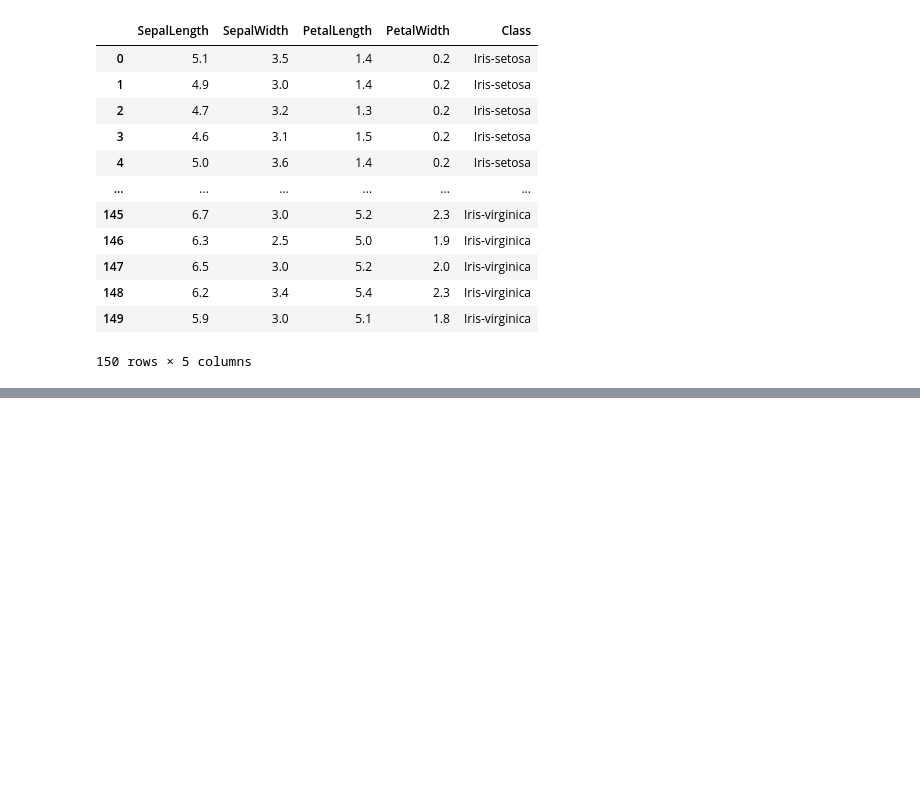
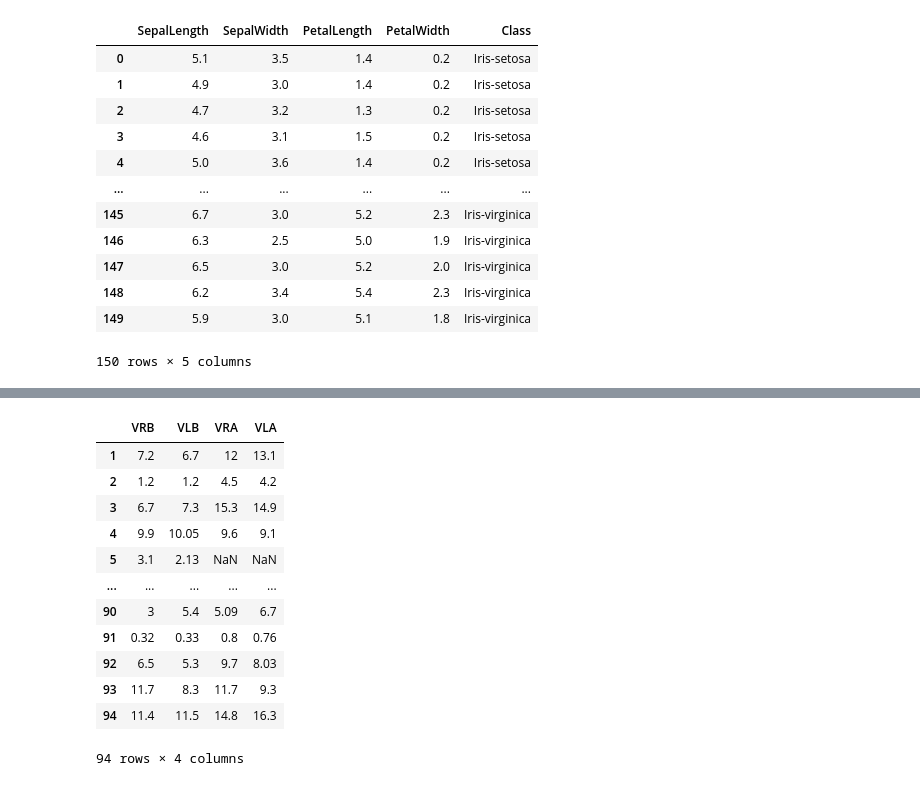
Before and after one commit to StephanOlizko/Data-Analytics, a Jupyter notebook: 3/analyse.ipynb, the cells around one changed output, grey strips where cells are left out. Drawn from its saved outputs; the diff is of its cells as text; code cells hidden in the pictures; blank space fills up the shorter version.

```diff
--- a/3/analyse.ipynb
+++ b/3/analyse.ipynb
@@ -198,0 +272,23 @@ PetalWidth: Kruskal-Wallis H-statistic = 131.09335318823713, P-value = 3.4153879
+# %%
+data = pd.read_excel('data/surgery.xlsx')
+
+#drop the first row
+#rename the columns to VRB, VLB, VRA, VLA
+data = data.drop(0)
+data.columns = ["VRB", "VLB", "VRA", "VLA"]
+
+data
+# %% [output]
+|  | VRB | VLB | VRA | VLA |
+| 1 | 7.2 | 6.7 | 12 | 13.1 |
+| 2 | 1.2 | 1.2 | 4.5 | 4.2 |
+| 3 | 6.7 | 7.3 | 15.3 | 14.9 |
+| 4 | 9.9 | 10.05 | 9.6 | 9.1 |
+| 5 | 3.1 | 2.13 | NaN | NaN |
+| ... | ... | ... | ... | ... |
+| 90 | 3 | 5.4 | 5.09 | 6.7 |
+| 91 | 0.32 | 0.33 | 0.8 | 0.76 |
+| 92 | 6.5 | 5.3 | 9.7 | 8.03 |
+| 93 | 11.7 | 8.3 | 11.7 | 9.3 |
+| 94 | 11.4 | 11.5 | 14.8 | 16.3 |
+94 rows × 4 columns
```
Also changed, not shown: parts of 6 cells of this notebook, 2 other files.
